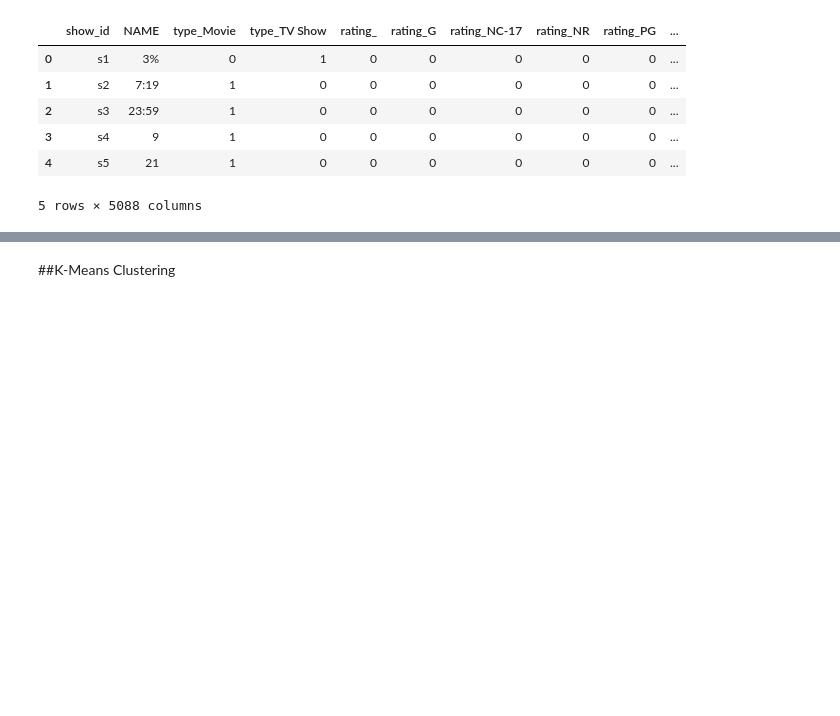
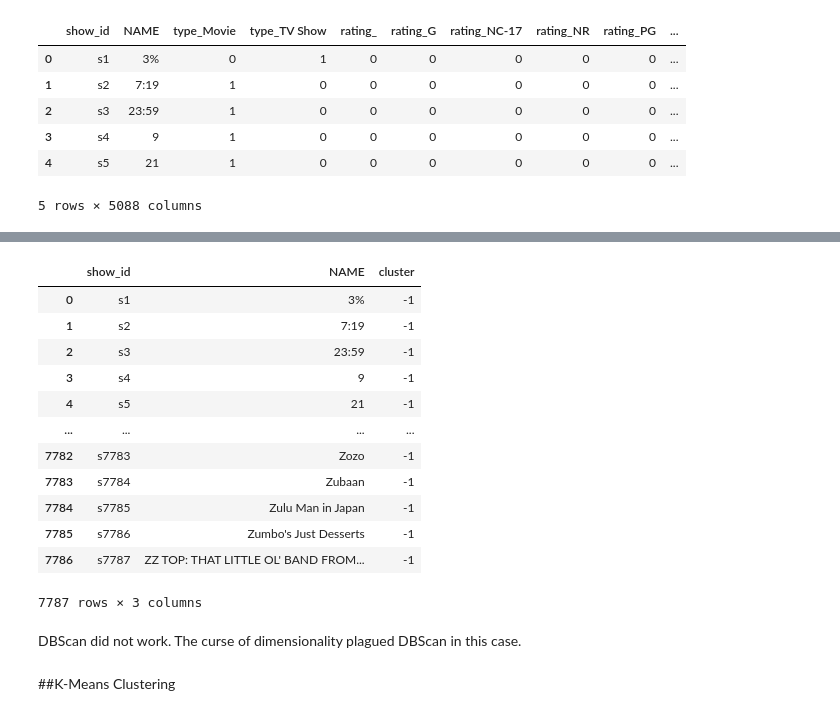
Before and after one commit to issatyajit/Netflix-recommender-system, a Jupyter notebook: NETFLIX_final.ipynb, the cells around one changed output, grey strips where cells are left out. Cells and saved outputs as stored; diff of their text form; code cells hidden in the pictures; blank space fills up the shorter version.

```diff
--- a/NETFLIX_final.ipynb
+++ b/NETFLIX_final.ipynb
@@ -777,3 +787,29 @@ rdf.head()
+# %%
+clustering = DBSCAN(eps=0.1, metric='cosine', min_samples=10)
+# %%
+preds = clustering.fit_predict(df_arr)
+# %%
+A = df[['show_id','NAME']]
+# %%
+B= pd.DataFrame(preds,columns=['cluster'])
+# %%
+pd.concat([A,B],axis=1)
+# %% [output]
+|  | show_id | NAME | cluster |
+| 0 | s1 | 3% | -1 |
+| 1 | s2 | 7:19 | -1 |
+| 2 | s3 | 23:59 | -1 |
+| 3 | s4 | 9 | -1 |
+| 4 | s5 | 21 | -1 |
+| ... | ... | ... | ... |
+| 7782 | s7783 | Zozo | -1 |
+| 7783 | s7784 | Zubaan | -1 |
+| 7784 | s7785 | Zulu Man in Japan | -1 |
+| 7785 | s7786 | Zumbo's Just Desserts | -1 |
+| 7786 | s7787 | ZZ TOP: THAT LITTLE OL' BAND FROM... | -1 |
+7787 rows × 3 columns
+# %% [markdown]
+DBScan did not work. The curse of dimensionality plagued DBScan in this case.
 # %% [markdown]
 ##K-Means Clustering
 # %%
```
Also changed, not shown: parts of 7 cells of this notebook.
